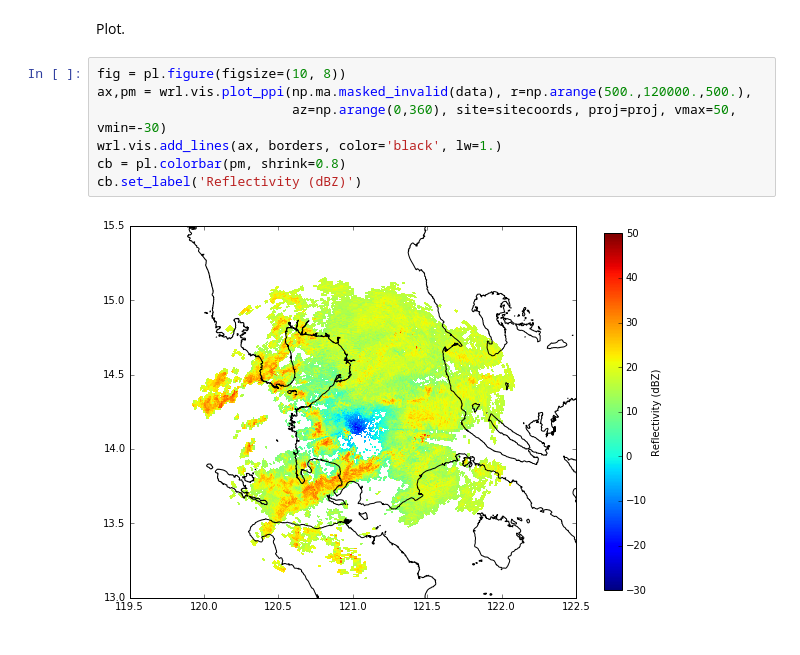
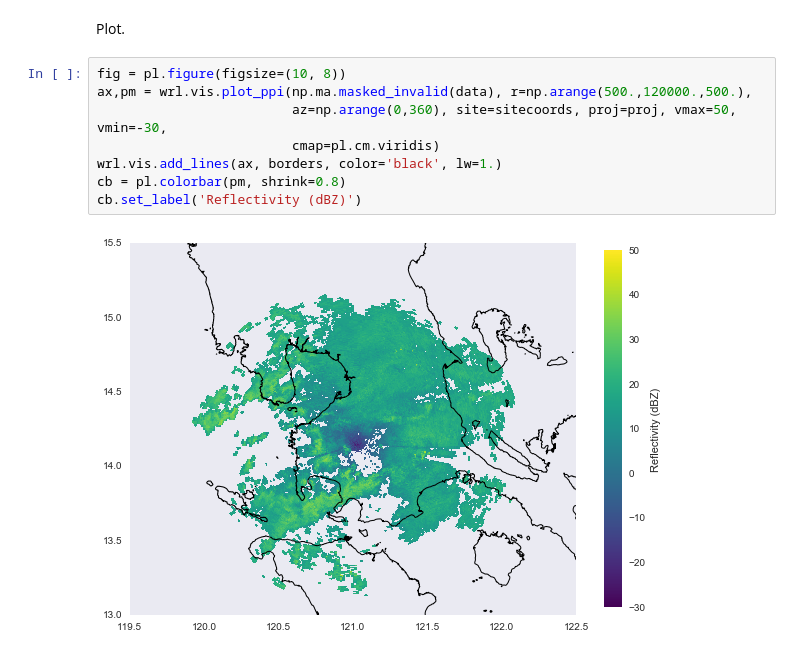
Before and after one commit to IreneCrisologo/phirad, a Jupyter notebook: visualization/Plotting shapefiles with radar data.ipynb, the cells around one changed output. Cells and saved outputs as stored; diff of their text form.

```diff
--- a/visualization/Plotting shapefiles with radar data.ipynb
+++ b/visualization/Plotting shapefiles with radar data.ipynb
@@ -50,9 +51,10 @@ Plot.
 # %%
 fig = pl.figure(figsize=(10, 8))
 ax,pm = wrl.vis.plot_ppi(np.ma.masked_invalid(data), r=np.arange(500.,120000.,500.),
-                         az=np.arange(0,360), site=sitecoords, proj=proj, vmax=50, vmin=-30)
+                         az=np.arange(0,360), site=sitecoords, proj=proj, vmax=50, vmin=-30,
+                         cmap=pl.cm.viridis)
 wrl.vis.add_lines(ax, borders, color='black', lw=1.)
 cb = pl.colorbar(pm, shrink=0.8)
 cb.set_label('Reflectivity (dBZ)')
 # %% [output]
-[figure, old version]
+[figure, new version]
```
Also changed, not shown: parts of 1 cell of this notebook.
